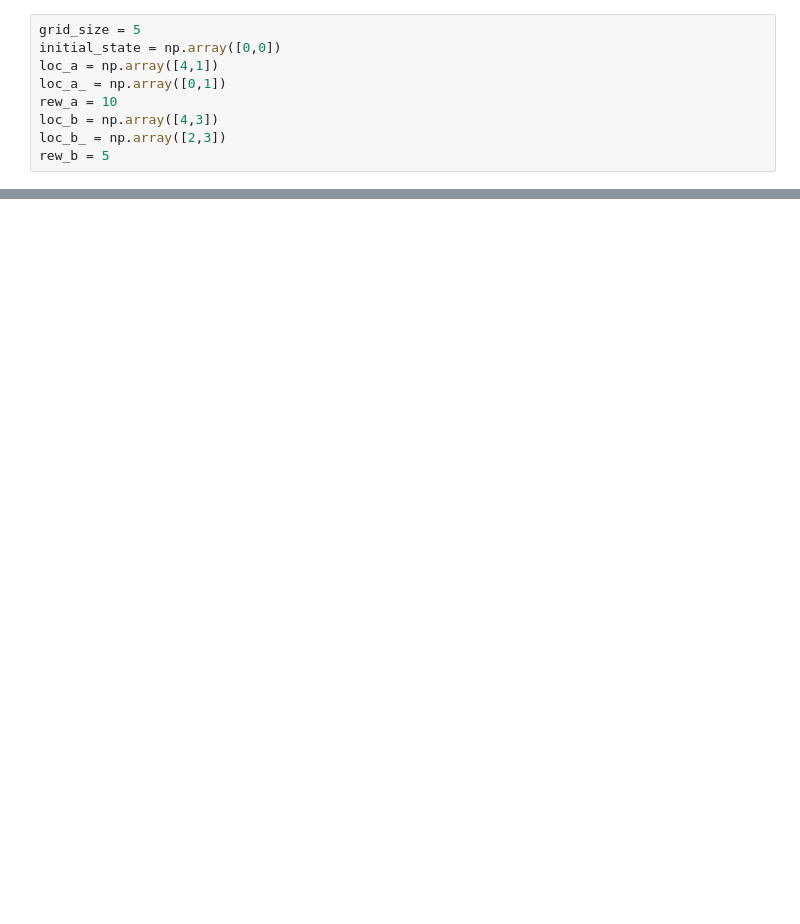
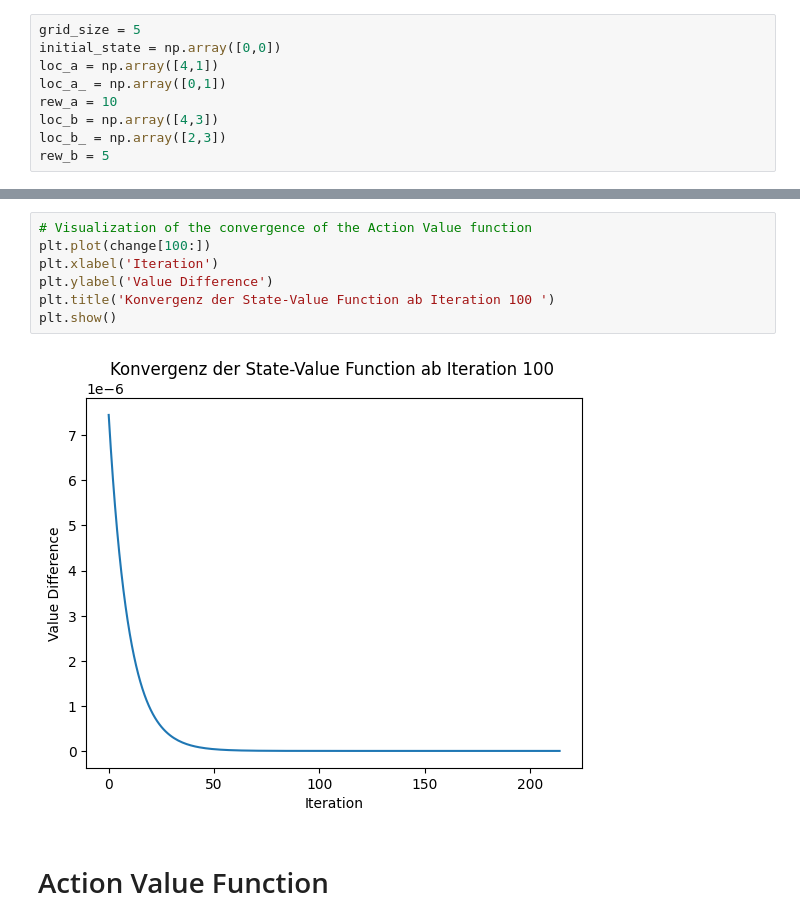
Before and after one commit to Valentin-Adam/Deep-Reinforcement-Learning-, a Jupyter notebook: Shee02/ex1.ipynb, the cells around one changed output, grey strips where cells are left out. Drawn from its saved outputs; the diff is of its cells as text; blank space fills up the shorter version.

```diff
--- a/Shee02/ex1.ipynb
+++ b/Shee02/ex1.ipynb
@@ -263,0 +130,11 @@ Q(4, 4) = [-1.06398735 -2.77688004 -2.77688004 -1.27984032]
+# %%
+# Visualization of the convergence of the Action Value function
+plt.plot(change[100:])
+plt.xlabel('Iteration')
+plt.ylabel('Value Difference')
+plt.title('Konvergenz der State-Value Function ab Iteration 100 ')
+plt.show()
+# %% [output]
+[figure, added]
+# %% [markdown]
+# Action Value Function
```
Also changed, not shown: parts of 15 cells of this notebook.
